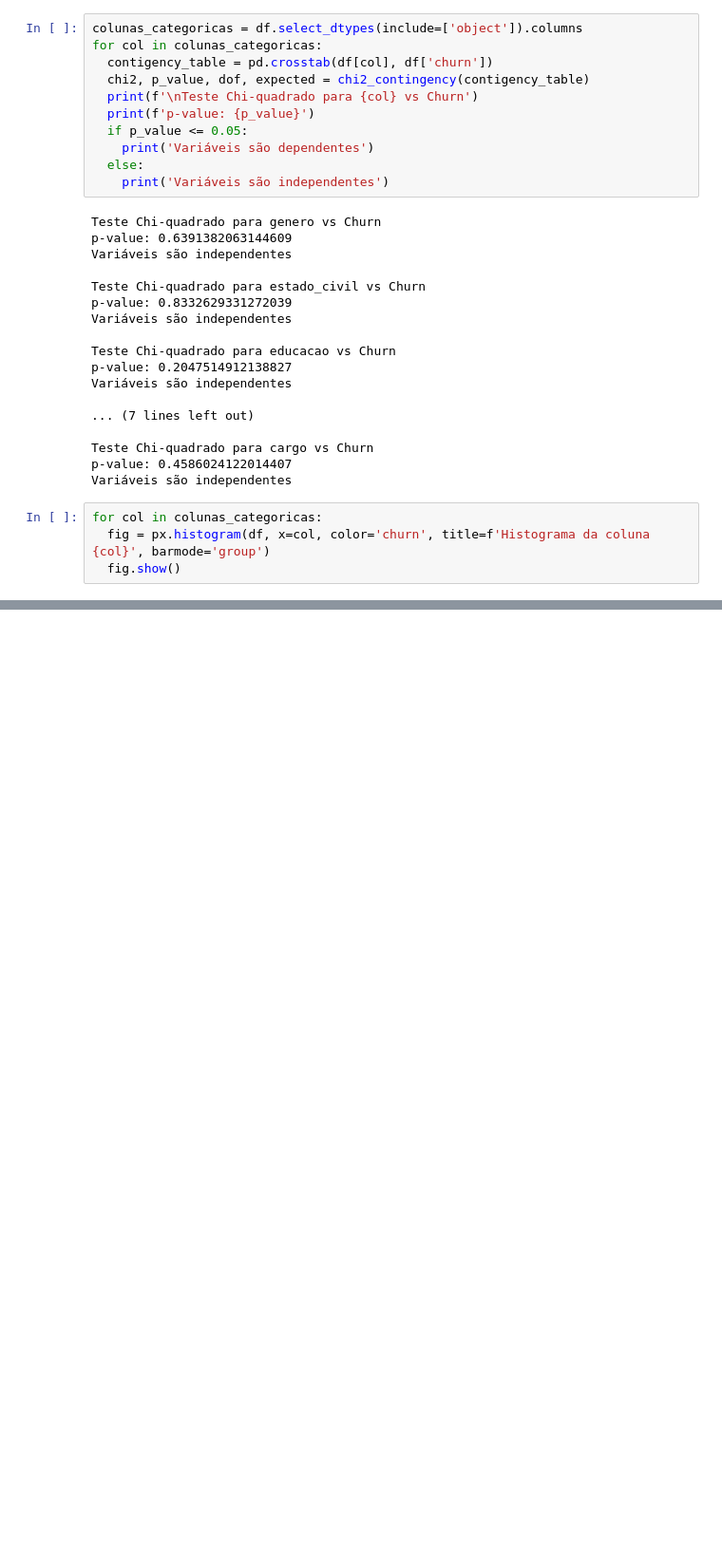
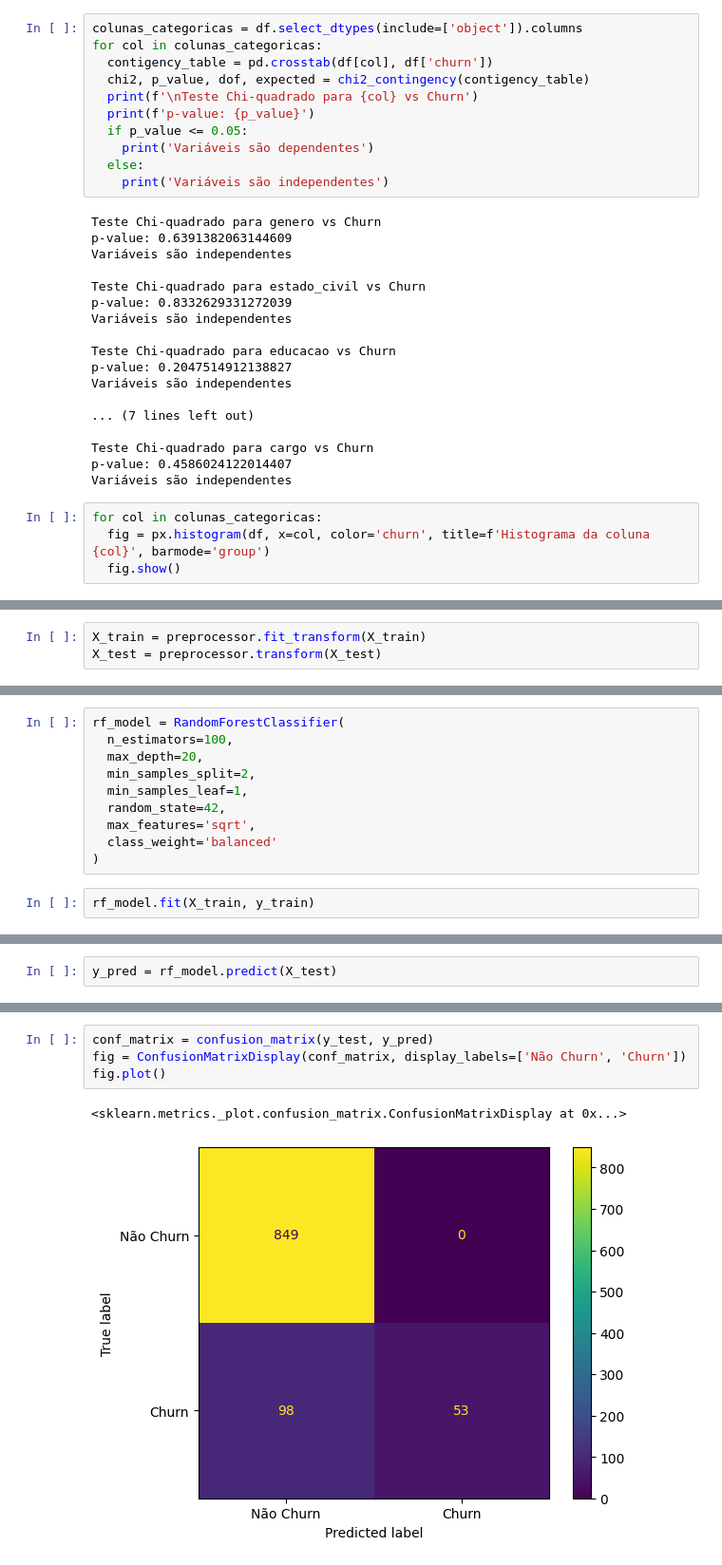
Before and after one commit to brunoramux/random_forest_churn, a Jupyter notebook: churn_employee.ipynb, the cells around one changed output, grey strips where cells are left out. Shown at 95% size. Cells and saved outputs as stored; diff of their text form; blank space fills up the shorter version.

```diff
--- a/churn_employee.ipynb
+++ b/churn_employee.ipynb
@@ -282,0 +323,3 @@ for col in colunas_categoricas:
+# %%
+X_train = preprocessor.fit_transform(X_train)
+X_test = preprocessor.transform(X_test)
@@ -282,0 +332,12 @@ for col in colunas_categoricas:
+# %%
+rf_model = RandomForestClassifier(
+  n_estimators=100,
+  max_depth=20,
+  min_samples_split=2,
+  min_samples_leaf=1,
+  random_state=42,
+  max_features='sqrt',
+  class_weight='balanced'
+)
+# %%
+rf_model.fit(X_train, y_train)
@@ -282,0 +348,2 @@ for col in colunas_categoricas:
+# %%
+y_pred = rf_model.predict(X_test)
@@ -282,0 +398,7 @@ for col in colunas_categoricas:
+# %%
+conf_matrix = confusion_matrix(y_test, y_pred)
+fig = ConfusionMatrixDisplay(conf_matrix, display_labels=['Não Churn', 'Churn'])
+fig.plot()
+# %% [output]
+<sklearn.metrics._plot.confusion_matrix.ConfusionMatrixDisplay at 0x...>
+[figure, added]
```
Also changed, not shown: parts of 34 cells of this notebook, 2 other files.
